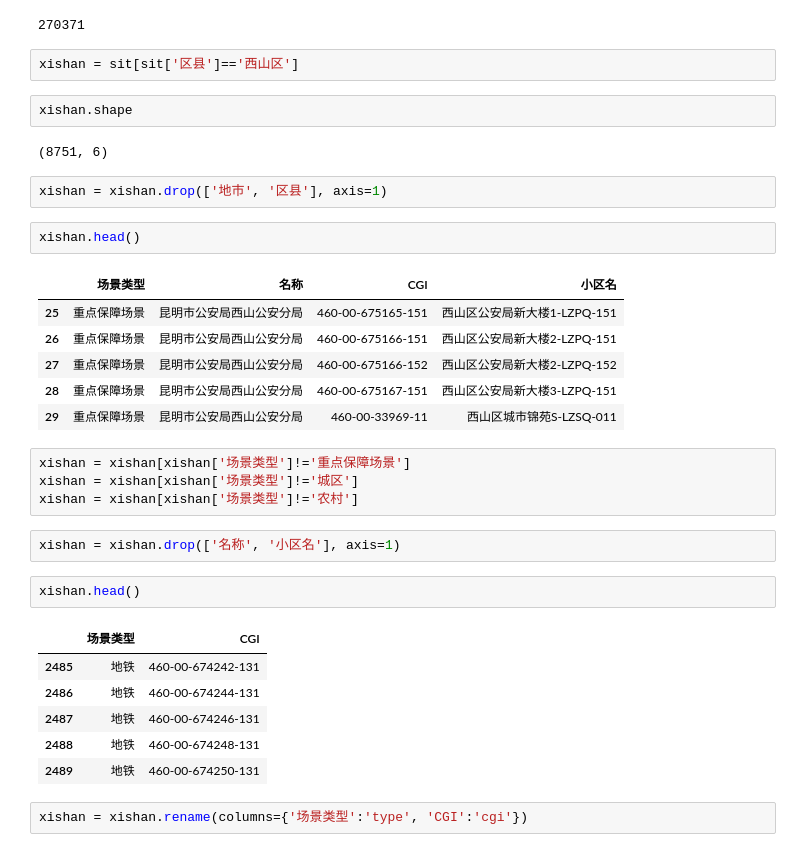
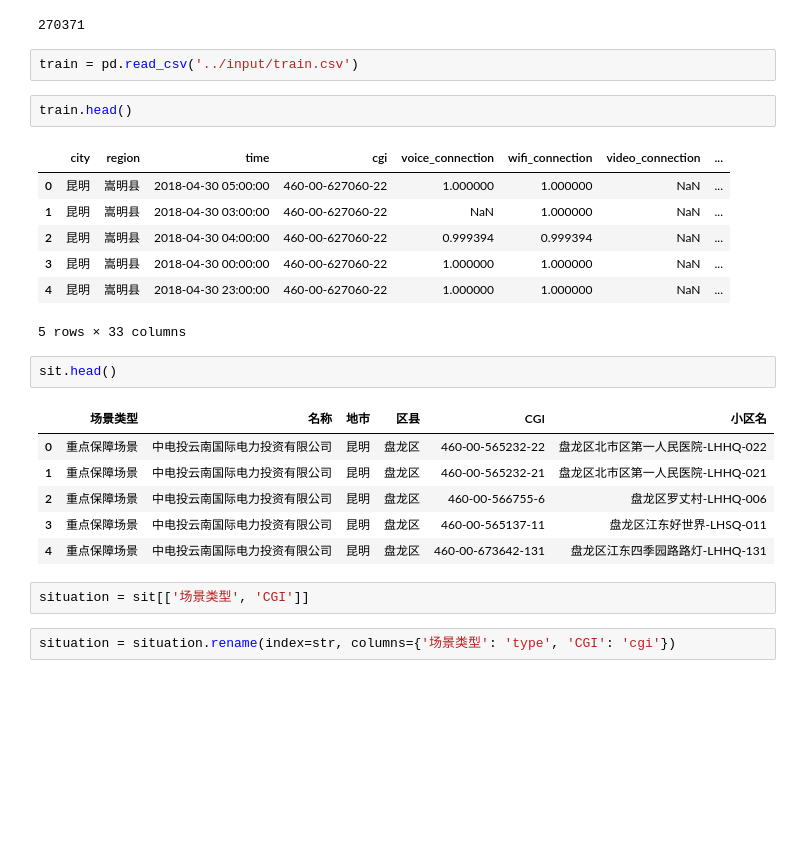
Before and after one commit to MashirosBaumkuchen/mr, a Jupyter notebook: src/situation.ipynb, the cells around one changed output. Drawn from its saved outputs; the diff is of its cells as text; blank space fills up the shorter version.

Commit message:
Title: situation model update
Branch: master

OverView: ihave4cat

Description:

```diff
--- a/src/situation.ipynb
+++ b/src/situation.ipynb
@@ -69,37 +69,28 @@ len(sit['CGI'].unique())
 len(sit['小区名'].unique())
 # %% [output]
 270371
-# %%
-xishan = sit[sit['区县']=='西山区']
-# %%
-xishan.shape
-# %% [output]
-(8751, 6)
-# %%
-xishan = xishan.drop(['地市', '区县'], axis=1)
+# %%
+train = pd.read_csv('../input/train.csv')
 # %%
-xishan.head()
+train.head()
 # %% [output]
-|  | 场景类型 | 名称 | CGI | 小区名 |
-| 25 | 重点保障场景 | 昆明市公安局西山公安分局 | 460-00-675165-151 | 西山区公安局新大楼1-LZPQ-151 |
-| 26 | 重点保障场景 | 昆明市公安局西山公安分局 | 460-00-675166-151 | 西山区公安局新大楼2-LZPQ-151 |
-| 27 | 重点保障场景 | 昆明市公安局西山公安分局 | 460-00-675166-152 | 西山区公安局新大楼2-LZPQ-152 |
-| 28 | 重点保障场景 | 昆明市公安局西山公安分局 | 460-00-675167-151 | 西山区公安局新大楼3-LZPQ-151 |
-| 29 | 重点保障场景 | 昆明市公安局西山公安分局 | 460-00-33969-11 | 西山区城市锦苑S-LZSQ-011 |
+|  | city | region | time | cgi | voice_connection | wifi_connection | video_connection | ... |
+| 0 | 昆明 | 嵩明县 | 2018-04-30 05:00:00 | 460-00-627060-22 | 1.000000 | 1.000000 | NaN | ... |
+| 1 | 昆明 | 嵩明县 | 2018-04-30 03:00:00 | 460-00-627060-22 | NaN | 1.000000 | NaN | ... |
+| 2 | 昆明 | 嵩明县 | 2018-04-30 04:00:00 | 460-00-627060-22 | 0.999394 | 0.999394 | NaN | ... |
+| 3 | 昆明 | 嵩明县 | 2018-04-30 00:00:00 | 460-00-627060-22 | 1.000000 | 1.000000 | NaN | ... |
+| 4 | 昆明 | 嵩明县 | 2018-04-30 23:00:00 | 460-00-627060-22 | 1.000000 | 1.000000 | NaN | ... |
+5 rows × 33 columns
-# %%
-xishan = xishan[xishan['场景类型']!='重点保障场景']
-xishan = xishan[xishan['场景类型']!='城区']
-xishan = xishan[xishan['场景类型']!='农村']
-# %%
-xishan = xishan.drop(['名称', '小区名'], axis=1)
 # %%
-xishan.head()
+sit.head()
 # %% [output]
-|  | 场景类型 | CGI |
-| 2485 | 地铁 | 460-00-674242-131 |
-| 2486 | 地铁 | 460-00-674244-131 |
-| 2487 | 地铁 | 460-00-674246-131 |
-| 2488 | 地铁 | 460-00-674248-131 |
-| 2489 | 地铁 | 460-00-674250-131 |
+|  | 场景类型 | 名称 | 地市 | 区县 | CGI | 小区名 |
+| 0 | 重点保障场景 | 中电投云南国际电力投资有限公司 | 昆明 | 盘龙区 | 460-00-565232-22 | 盘龙区北市区第一人民医院-LHHQ-022 |
+| 1 | 重点保障场景 | 中电投云南国际电力投资有限公司 | 昆明 | 盘龙区 | 460-00-565232-21 | 盘龙区北市区第一人民医院-LHHQ-021 |
+| 2 | 重点保障场景 | 中电投云南国际电力投资有限公司 | 昆明 | 盘龙区 | 460-00-566755-6 | 盘龙区罗丈村-LHHQ-006 |
+| 3 | 重点保障场景 | 中电投云南国际电力投资有限公司 | 昆明 | 盘龙区 | 460-00-565137-11 | 盘龙区江东好世界-LHSQ-011 |
+| 4 | 重点保障场景 | 中电投云南国际电力投资有限公司 | 昆明 | 盘龙区 | 460-00-673642-131 | 盘龙区江东四季园路路灯-LHHQ-131 |
+# %%
+situation = sit[['场景类型', 'CGI']]
 # %%
-xishan = xishan.rename(columns={'场景类型':'type', 'CGI':'cgi'})
+situation = situation.rename(index=str, columns={'场景类型': 'type', 'CGI': 'cgi'})
```
Also changed, not shown: parts of 19 cells of this notebook, 1 other file.
